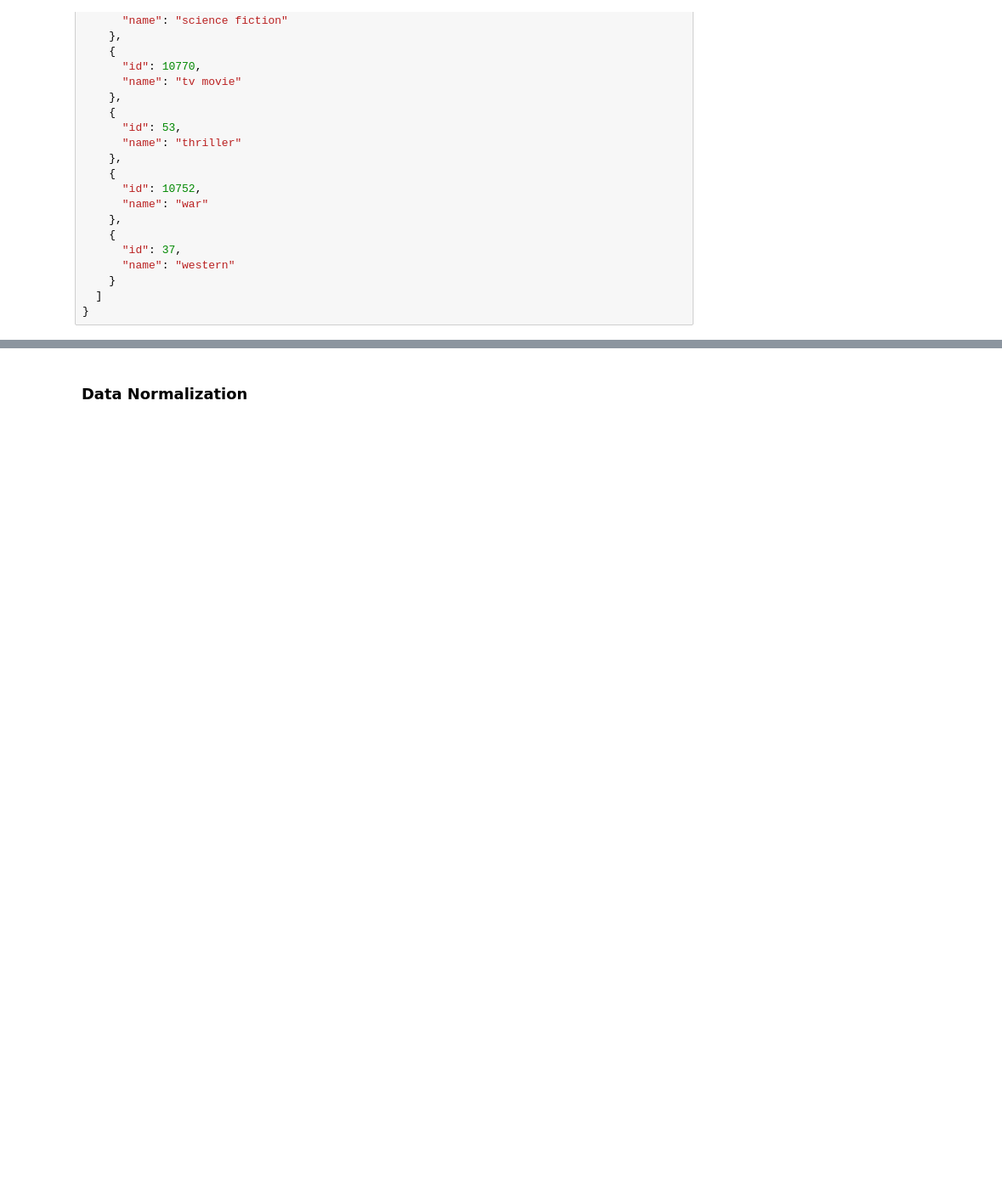
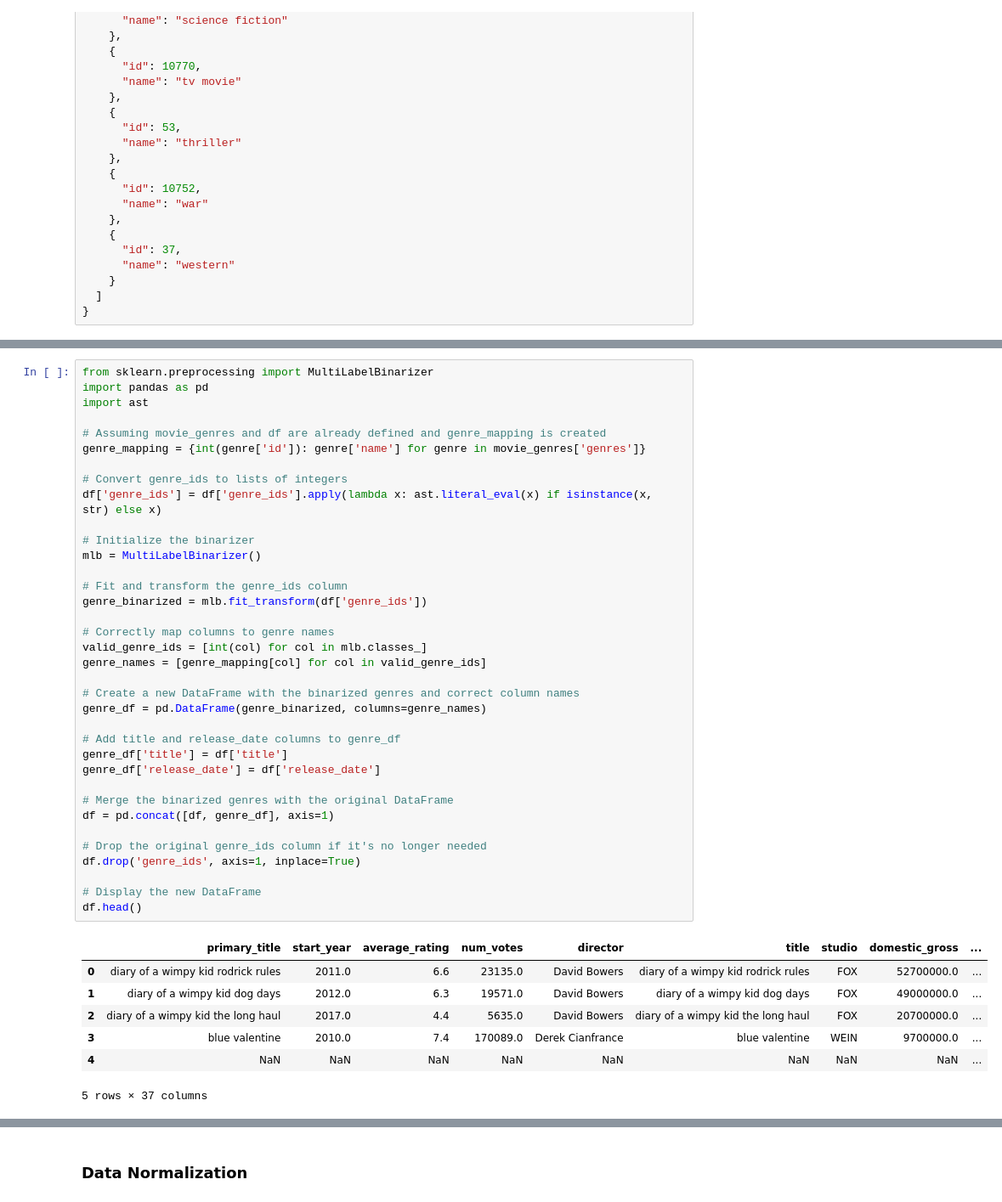
Before and after one commit to e-mackoy/film-analytics, a Jupyter notebook: code/data_preparation.ipynb, the cells around one changed output, grey strips where cells are left out. Shown: that part at 85% size. Cells and saved outputs as stored; diff of their text form; blank space fills up the shorter version.

Commit message:
Deleted notebook, revised data prep

```diff
--- a/code/data_preparation.ipynb
+++ b/code/data_preparation.ipynb
@@ -315,0 +278,44 @@ Index(['primary_title', 'start_year', 'director', 'title', 'studio',
+# %%
+from sklearn.preprocessing import MultiLabelBinarizer
+import pandas as pd
+import ast
+
+# Assuming movie_genres and df are already defined and genre_mapping is created
+genre_mapping = {int(genre['id']): genre['name'] for genre in movie_genres['genres']}
+
+# Convert genre_ids to lists of integers
+df['genre_ids'] = df['genre_ids'].apply(lambda x: ast.literal_eval(x) if isinstance(x, str) else x)
+
+# Initialize the binarizer
+mlb = MultiLabelBinarizer()
+
+# Fit and transform the genre_ids column
+genre_binarized = mlb.fit_transform(df['genre_ids'])
+
+# Correctly map columns to genre names
+valid_genre_ids = [int(col) for col in mlb.classes_]
+genre_names = [genre_mapping[col] for col in valid_genre_ids]
+
+# Create a new DataFrame with the binarized genres and correct column names
+genre_df = pd.DataFrame(genre_binarized, columns=genre_names)
+
+# Add title and release_date columns to genre_df
+genre_df['title'] = df['title']
+genre_df['release_date'] = df['release_date']
+
+# Merge the binarized genres with the original DataFrame
+df = pd.concat([df, genre_df], axis=1)
+
+# Drop the original genre_ids column if it's no longer needed
+df.drop('genre_ids', axis=1, inplace=True)
+
+# Display the new DataFrame
+df.head()
+# %% [output]
+|  | primary_title | start_year | average_rating | num_votes | director | title | studio | domestic_gross | ... |
+| 0 | diary of a wimpy kid rodrick rules | 2011.0 | 6.6 | 23135.0 | David Bowers | diary of a wimpy kid rodrick rules | FOX | 52700000.0 | ... |
+| 1 | diary of a wimpy kid dog days | 2012.0 | 6.3 | 19571.0 | David Bowers | diary of a wimpy kid dog days | FOX | 49000000.0 | ... |
+| 2 | diary of a wimpy kid the long haul | 2017.0 | 4.4 | 5635.0 | David Bowers | diary of a wimpy kid the long haul | FOX | 20700000.0 | ... |
+| 3 | blue valentine | 2010.0 | 7.4 | 170089.0 | Derek Cianfrance | blue valentine | WEIN | 9700000.0 | ... |
+| 4 | NaN | NaN | NaN | NaN | NaN | NaN | NaN | NaN | ... |
+5 rows × 37 columns
```
Also changed, not shown: parts of 18 cells of this notebook, 7 other files.
